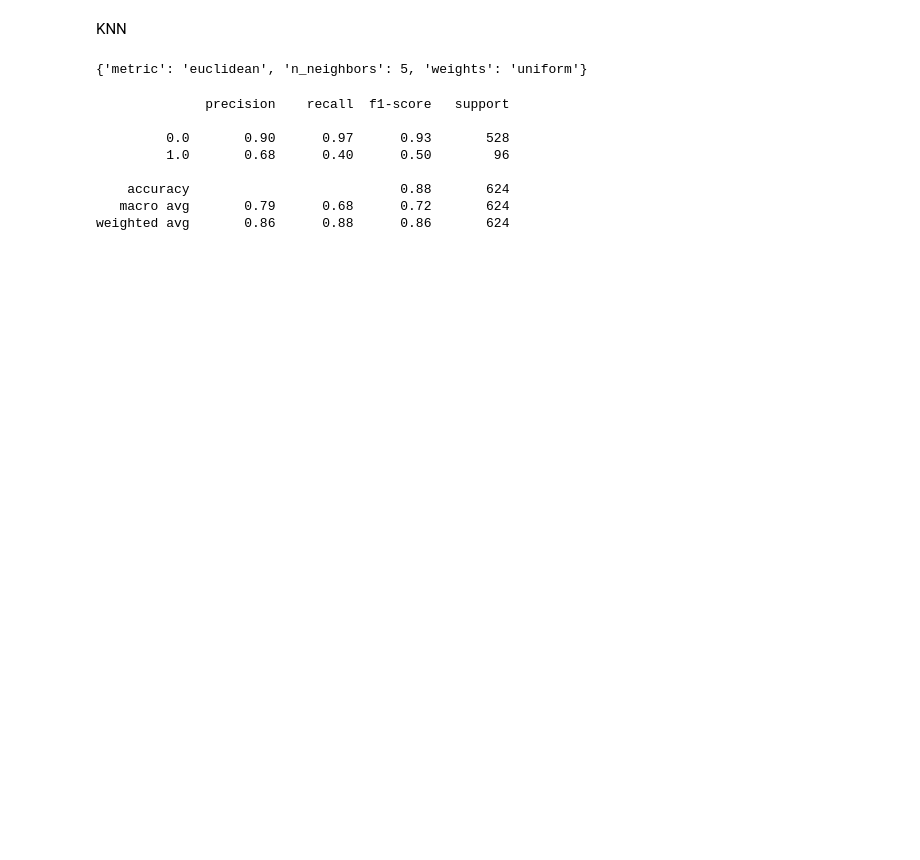
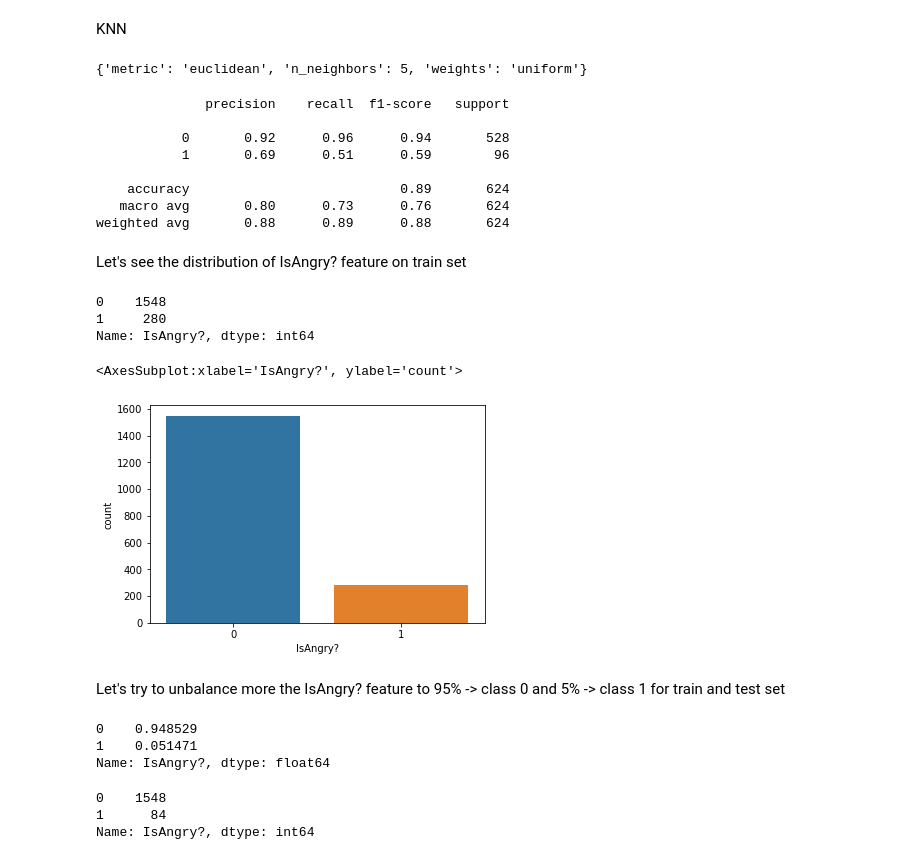
Before and after one commit to Diabelny/Data-Mining-2, a Jupyter notebook: Task1_Angry/Classification_Angry.ipynb, the cells around one changed output. Cells and saved outputs as stored; diff of their text form; code cells hidden in the pictures; blank space fills up the shorter version.

```diff
--- a/Task1_Angry/Classification_Angry.ipynb
+++ b/Task1_Angry/Classification_Angry.ipynb
@@ -233,7 +214,7 @@ print(grid.best_params_)
 # %% [output]
 {'metric': 'euclidean', 'n_neighbors': 5, 'weights': 'uniform'}
 # %%
-learner = KNeighborsClassifier(n_neighbors= 5, metric= 'cityblock', weights= 'uniform')
+learner = KNeighborsClassifier(n_neighbors= 5, metric= 'euclidean', weights= 'uniform')
 classifier = learner.fit(X_train, y_train)
 predictions = classifier.predict(X_test)
 
@@ -241,9 +222,24 @@ print(classification_report(y_test,predictions))
 # %% [output]
               precision    recall  f1-score   support
 
-         0.0       0.90      0.97      0.93       528
-         1.0       0.68      0.40      0.50        96
+           0       0.92      0.96      0.94       528
+           1       0.69      0.51      0.59        96
 
-    accuracy                           0.88       624
-   macro avg       0.79      0.68      0.72       624
-weighted avg       0.86      0.88      0.86       624
+    accuracy                           0.89       624
+   macro avg       0.80      0.73      0.76       624
+weighted avg       0.88      0.89      0.88       624
+# %% [markdown]
+Let's see the distribution of IsAngry? feature on train set
+# %%
+df_train["IsAngry?"].value_counts()
+# %% [output]
+0    1548
+1     280
+Name: IsAngry?, dtype: int64
+# %%
+sns.countplot(data=df_train,x="IsAngry?")
+# %% [output]
+<AxesSubplot:xlabel='IsAngry?', ylabel='count'>
+[figure, added]
+# %% [markdown]
+Let's try to unbalance more the IsAngry? feature to 95% -> class 0 and 5% -> class 1 for train and test set
@@ -249,0 +251,12 @@ weighted avg       0.86      0.88      0.86       624
+# %%
+df_copy_train["IsAngry?"].value_counts(normalize=True)
+# %% [output]
+0    0.948529
+1    0.051471
+Name: IsAngry?, dtype: float64
+# %%
+df_copy_train["IsAngry?"].value_counts()
+# %% [output]
+0    1548
+1      84
+Name: IsAngry?, dtype: int64
```
Also changed, not shown: parts of 21 cells of this notebook.
